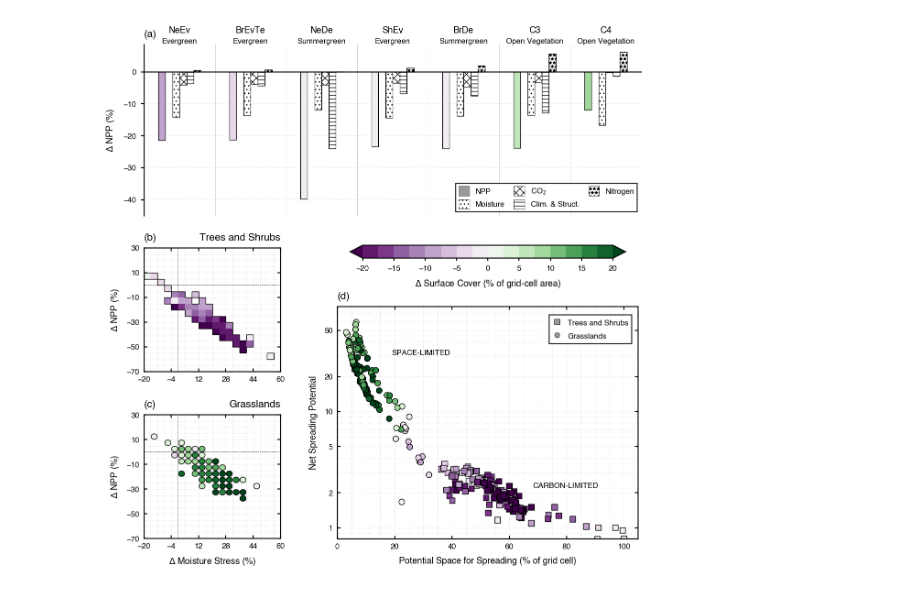
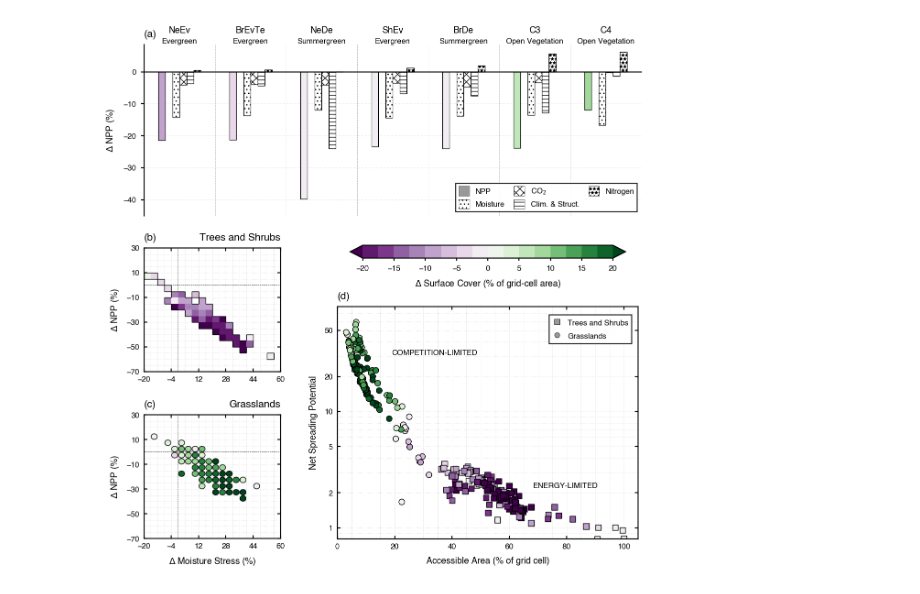
Before and after one commit to ajw1g19/UKESM1.1_MH_NorthAmerica, a Jupyter notebook: Notebooks/Figure_4_PFT_Response.ipynb, the cells around one changed output. Saved outputs shown, nothing was run; the diff lists cells and outputs as text; code cells hidden in the pictures.

```diff
--- a/Notebooks/Figure_4_PFT_Response.ipynb
+++ b/Notebooks/Figure_4_PFT_Response.ipynb
@@ -165,7 +165,7 @@ def d_cover(names):
 bar_pfts = ["NeEv", "BrEvTe", "NeDe", "ShEv", "BrDe", "C3Gr", "C4Gr"]
 bar_labels = ["NeEv", "BrEvTe", "NeDe", "ShEv", "BrDe", "C3", "C4"]
 
-npp_decomp = pd.read_csv("../Data/Models/NPP_decomposition_MH_climstruct.csv").set_index("PFT").reindex(bar_pfts)
+npp_decomp = pd.read_csv("../Data/Models/NPP_decomposition.csv").set_index("PFT").reindex(bar_pfts)
 
 gp_mean = lambda da: float(da.mean("time").where(gp_mask).weighted(AREA).mean())
 bar_cover = np.array([(gp_mean(MH_means["surfacefrac"].sel(surface_tiles=p))
@@ -440,11 +440,11 @@ for cfg in binned_configs:
 # Properties for Spreading Plane
 #------------------------------------------------------------
 
-space_label = "Potential Space for Spreading (% of grid cell)"
+space_label = "Accessible Area (% of grid cell)"
 capacity_label = "Net Spreading Potential"
 capacity_ticks = [1, 2, 5, 10, 20, 50]
 
-regime_labels = [("SPACE-LIMITED", (0.18, 0.80)), ("CARBON-LIMITED", (0.65, 0.23))]
+regime_labels = [("COMPETITION-LIMITED", (0.18, 0.80)), ("ENERGY-LIMITED", (0.65, 0.23))]
 
 #------------------------------------------------------------
 # Plotting Spreading Plane
@@ -480,31 +480,31 @@ for text, xy in regime_labels:
 
 grp_handles = [Line2D([], [], marker=GROUP_STYLE[g]["marker"], ls="", markerfacecolor="0.6",
                       markeredgecolor="black", markeredgewidth=LW["border"],
                       markersize=MS["legend"], label=g)
                for g in GROUPS]
 grp_leg = ax_g.legend(handles=grp_handles, loc="upper right", bbox_to_anchor=(0.99, 0.98),
                       edgecolor="black", fancybox=False, fontsize=FS["legend"],
                       handlelength=1.2, handleheight=1.5, framealpha=0.9)
 grp_leg.get_frame().set_linewidth(LW["spine"])
 
 umplt.ax_adjust(ax_g, shrinky=0.8, shrinkx=0.95, shifty=-0.046, shiftx=0.008)
 
 #------------------------------------------------------------
 # Colorbar
 #------------------------------------------------------------
 
 fig.canvas.draw()
 pos = ax_g.get_position()
 
 cax = fig.add_axes([pos.x0 + 0.02, pos.y0 + 0.438, pos.width - 0.04, 0.02])
 sm = cm.ScalarMappable(cmap=cmap, norm=norm)
 sm.set_array([])
 
 cbar = fig.colorbar(sm, orientation="horizontal", cax=cax)
 cbar.ax.tick_params(labelsize=FS["tick"], length=2)
 cbar.ax.minorticks_off()
 cbar.set_label(cbar_label, size=FS["label"], labelpad=5)
 
 plt.show()
 # %% [output]
-[figure, old version]
+[figure, new version]
```
